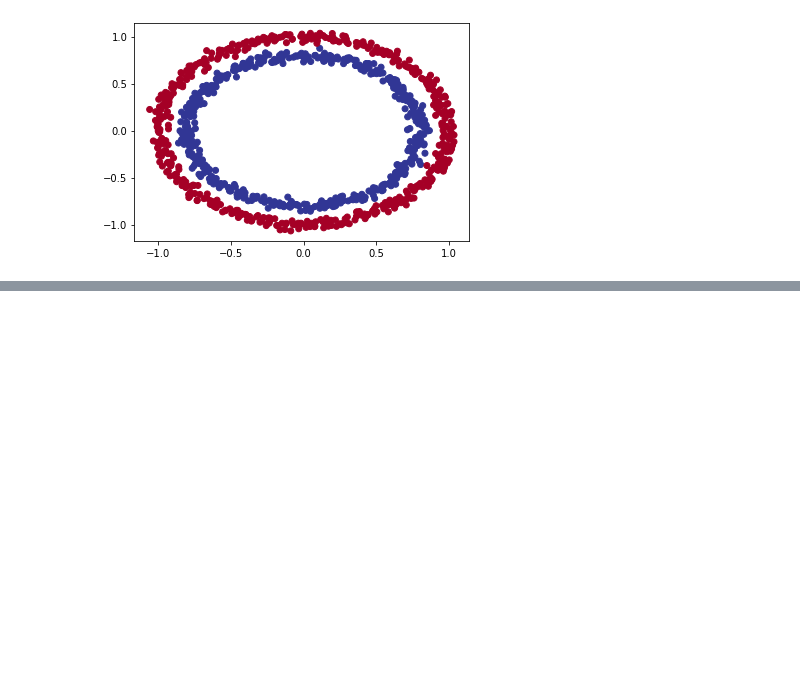
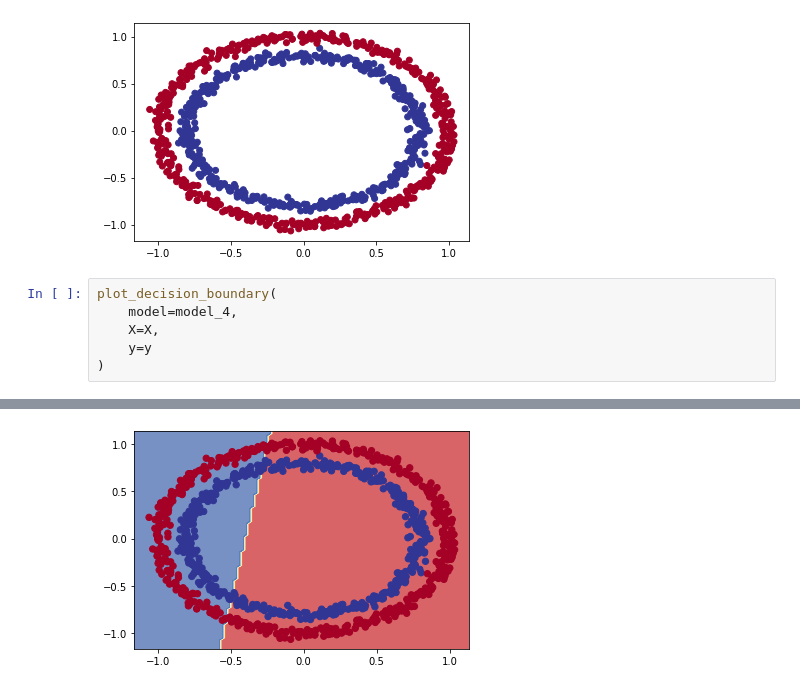
Before and after one commit to LazaUK/UdemyProjects-TensorFlow, a Jupyter notebook: Project4_NNClassification/TensorFlow_04_IntroClassNN.ipynb, the cells around one changed output, grey strips where cells are left out. Saved outputs shown, nothing was run; the diff lists cells and outputs as text; blank space fills up the shorter version.

```diff
--- a/Project4_NNClassification/TensorFlow_04_IntroClassNN.ipynb
+++ b/Project4_NNClassification/TensorFlow_04_IntroClassNN.ipynb
@@ -377,3 +377,10 @@ plt.scatter(X[:, 0], X[:, 1], c=y, cmap=plt.cm.RdYlBu)
 # %% [output]
 <matplotlib.collections.PathCollection at 0x...>
 [figure]
+# %%
+plot_decision_boundary(
+    model=model_4,
+    X=X,
+    y=y
+)
+# %% [output]
@@ -379,0 +389 @@ plt.scatter(X[:, 0], X[:, 1], c=y, cmap=plt.cm.RdYlBu)
+[figure, added]
```
Also changed, not shown: parts of 1 cell of this notebook.
